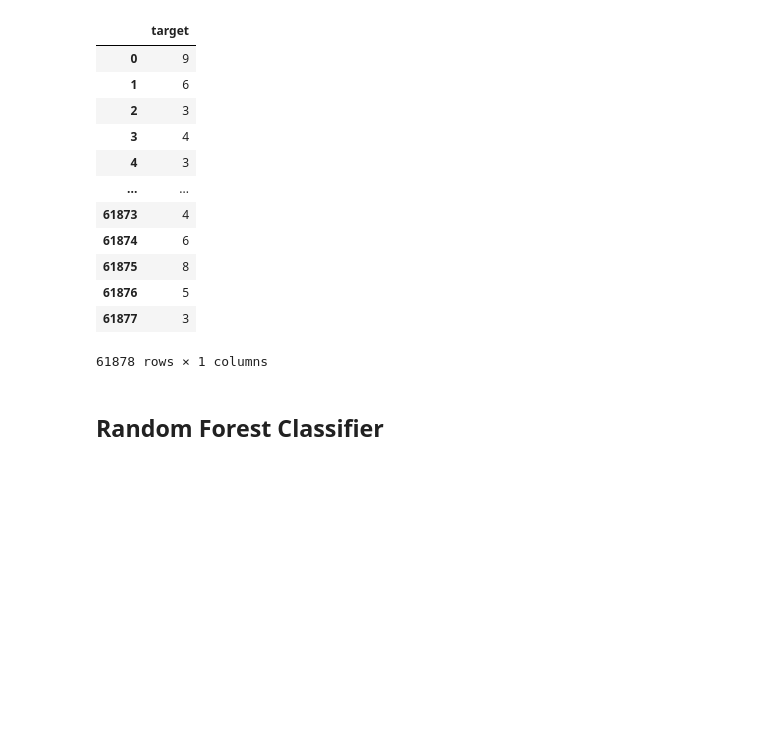
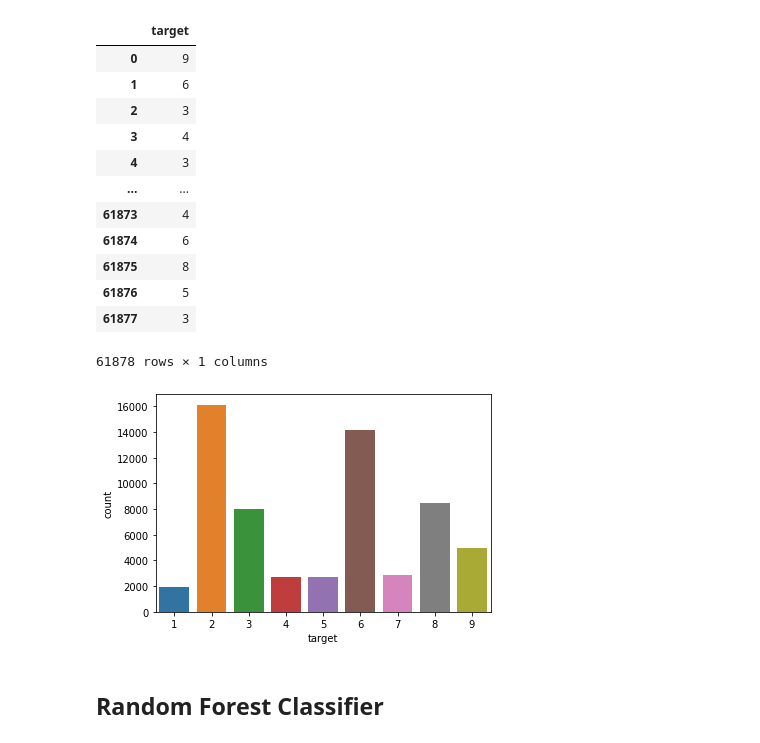
Before and after one commit to onursahil/multiclass_classification, a Jupyter notebook: data_exploration.ipynb, the cells around one changed output. Drawn from its saved outputs; the diff is of its cells as text; code cells hidden in the pictures; blank space fills up the shorter version.

```diff
--- a/data_exploration.ipynb
+++ b/data_exploration.ipynb
@@ -103,6 +110,10 @@ y
 | 61876 | 5 |
 | 61877 | 3 |
 61878 rows × 1 columns
+# %%
+_ = sns.countplot(y.target)
+# %% [output]
+[figure, added]
 # %% [markdown]
 ## __Random Forest Classifier__
 # %%
```
Also changed, not shown: parts of 19 cells of this notebook, 6 other files.
